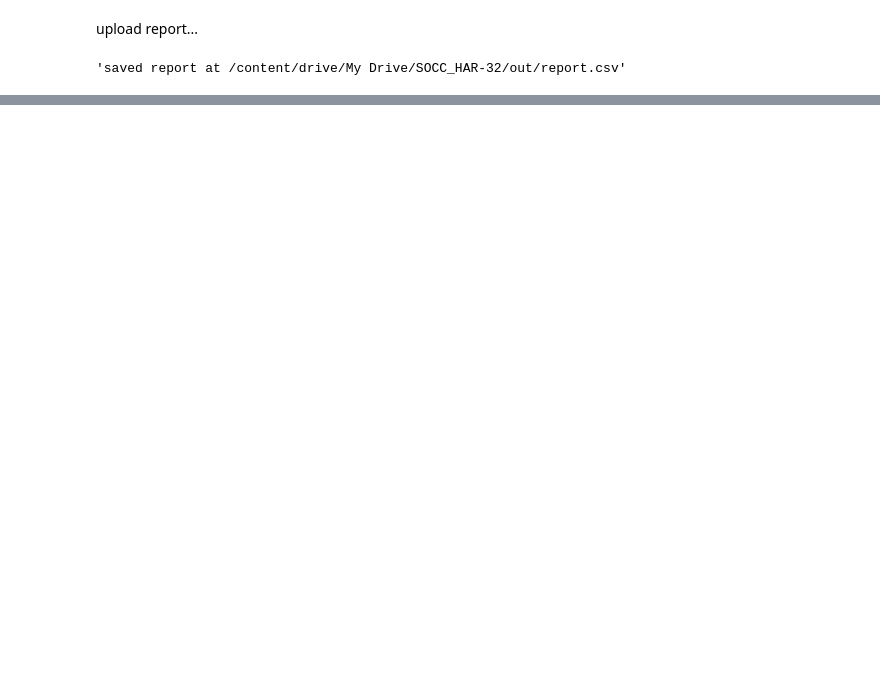
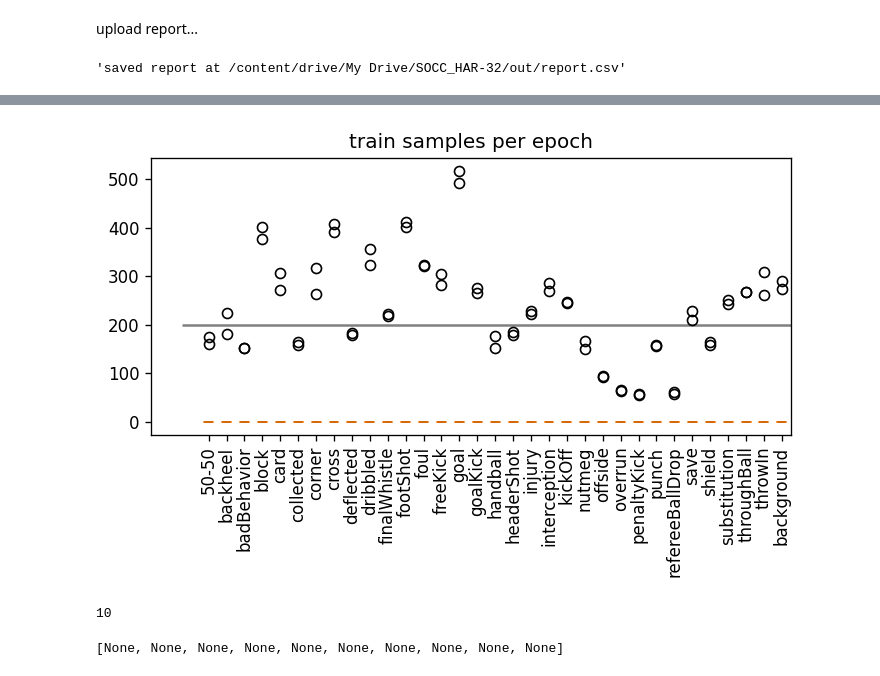
Before and after one commit to simnado/Socc-HAR-Toolkit, a Jupyter notebook: notebooks/Socc_HAR_32_Training.ipynb, the cells around one changed output, grey strips where cells are left out. Drawn from its saved outputs; the diff is of its cells as text; code cells hidden in the pictures; blank space fills up the shorter version.

```diff
--- a/notebooks/Socc_HAR_32_Training.ipynb
+++ b/notebooks/Socc_HAR_32_Training.ipynb
@@ -855,0 +941,7 @@ res
+# %%
+from src.eval import ReportEvaluationModule
+import pandas as pd
+#df = pd.read_csv(report_path)
+#df = pd.read_csv('/content/report_max_test.csv')
+df = pd.read_csv('/content/drive/My Drive/SOCC_HAR-32/out/report_avg_test.csv')
+eval = ReportEvaluationModule(out_path, dm, df, logger, consensus='max')
@@ -855,0 +988,13 @@ res
+# %%
+fig = eval.train_samples_boxplot(True, True)
+fig
+# %% [output]
+[figure, added]
+# %%
+eval.num_epochs
+# %% [output]
+10
+# %%
+eval.train_scalars
+# %% [output]
+[None, None, None, None, None, None, None, None, None, None]
```
Also changed, not shown: parts of 88 cells of this notebook, 4 other files.
